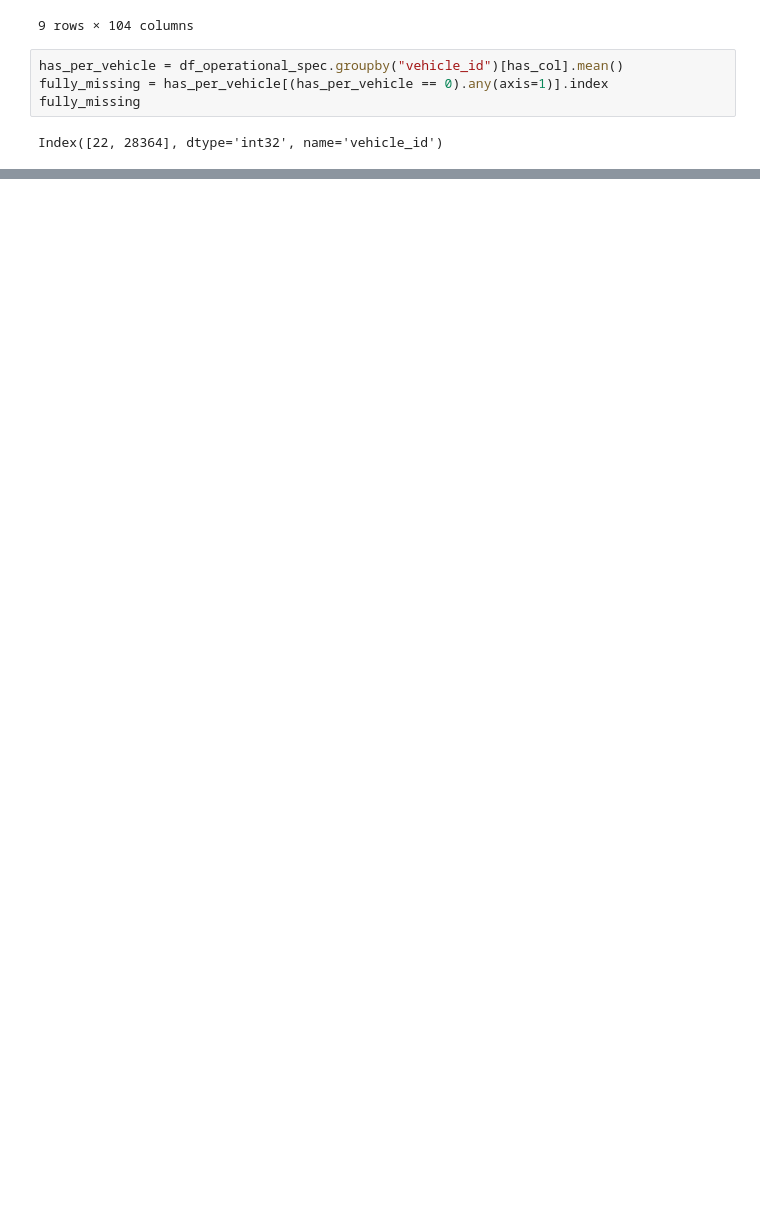
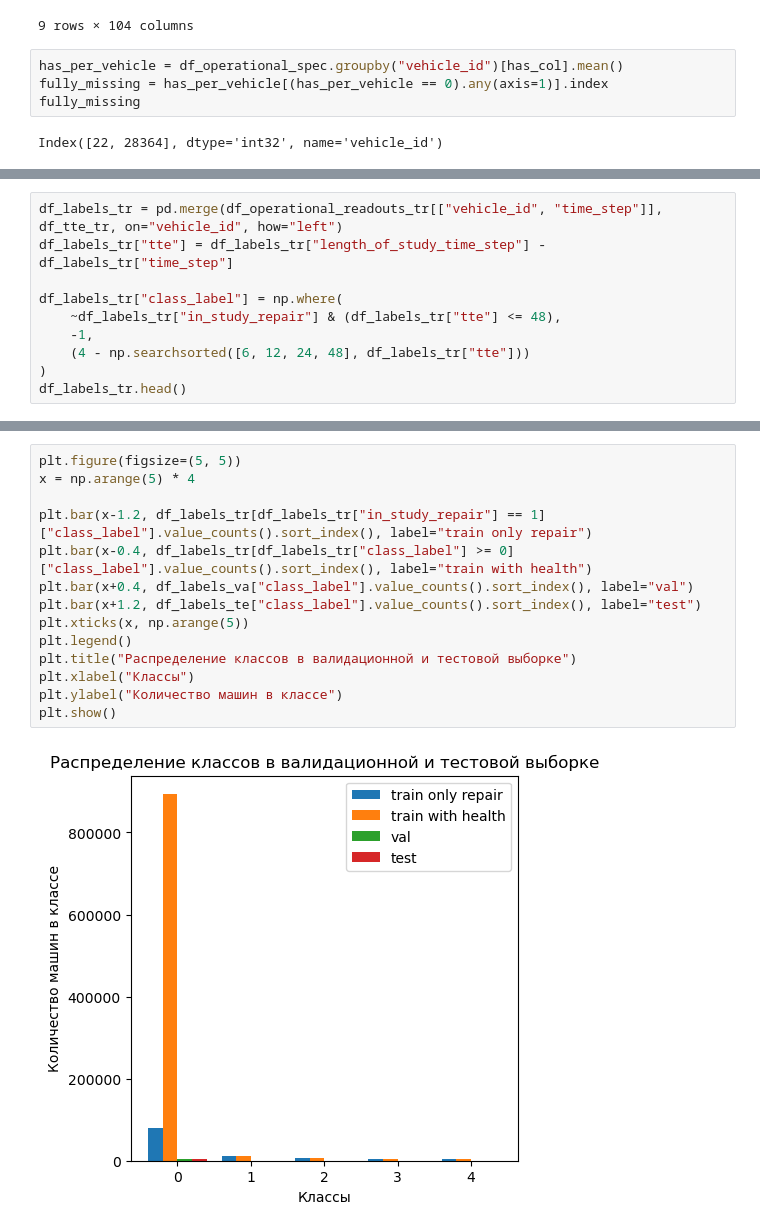
Before and after one commit to Alwaline/predictive_maintenance, a Jupyter notebook: notebooks/EDA.ipynb, the cells around one changed output, grey strips where cells are left out. Saved outputs shown, nothing was run; the diff lists cells and outputs as text; blank space fills up the shorter version.

Commit message:
EDA.ipynb: добавил анализ распределения классов в выборках & добавил заголовки md для навигации по структуре ноутбука

```diff
--- a/notebooks/EDA.ipynb
+++ b/notebooks/EDA.ipynb
@@ -1004,0 +950,10 @@ Index([22, 28364], dtype='int32', name='vehicle_id')
+# %%
+df_labels_tr = pd.merge(df_operational_readouts_tr[["vehicle_id", "time_step"]], df_tte_tr, on="vehicle_id", how="left")
+df_labels_tr["tte"] = df_labels_tr["length_of_study_time_step"] - df_labels_tr["time_step"]
+
+df_labels_tr["class_label"] = np.where(
+    ~df_labels_tr["in_study_repair"] & (df_labels_tr["tte"] <= 48),
+    -1,
+    (4 - np.searchsorted([6, 12, 24, 48], df_labels_tr["tte"]))
+)
+df_labels_tr.head()
@@ -1004,0 +967,16 @@ Index([22, 28364], dtype='int32', name='vehicle_id')
+# %%
+plt.figure(figsize=(5, 5))
+x = np.arange(5) * 4
+
+plt.bar(x-1.2, df_labels_tr[df_labels_tr["in_study_repair"] == 1]["class_label"].value_counts().sort_index(), label="train only repair")
+plt.bar(x-0.4, df_labels_tr[df_labels_tr["class_label"] >= 0]["class_label"].value_counts().sort_index(), label="train with health")
+plt.bar(x+0.4, df_labels_va["class_label"].value_counts().sort_index(), label="val")
+plt.bar(x+1.2, df_labels_te["class_label"].value_counts().sort_index(), label="test")
+plt.xticks(x, np.arange(5))
+plt.legend()
+plt.title("Распределение классов в валидационной и тестовой выборке")
+plt.xlabel("Классы")
+plt.ylabel("Количество машин в классе")
+plt.show()
+# %% [output]
+[figure, added]
```
Also changed, not shown: parts of 42 cells of this notebook, 1 other file.
